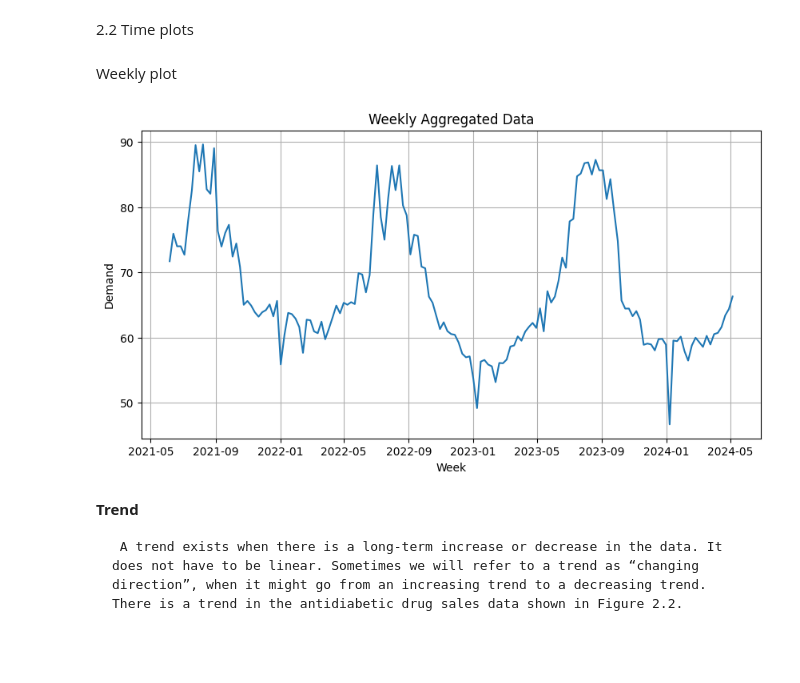
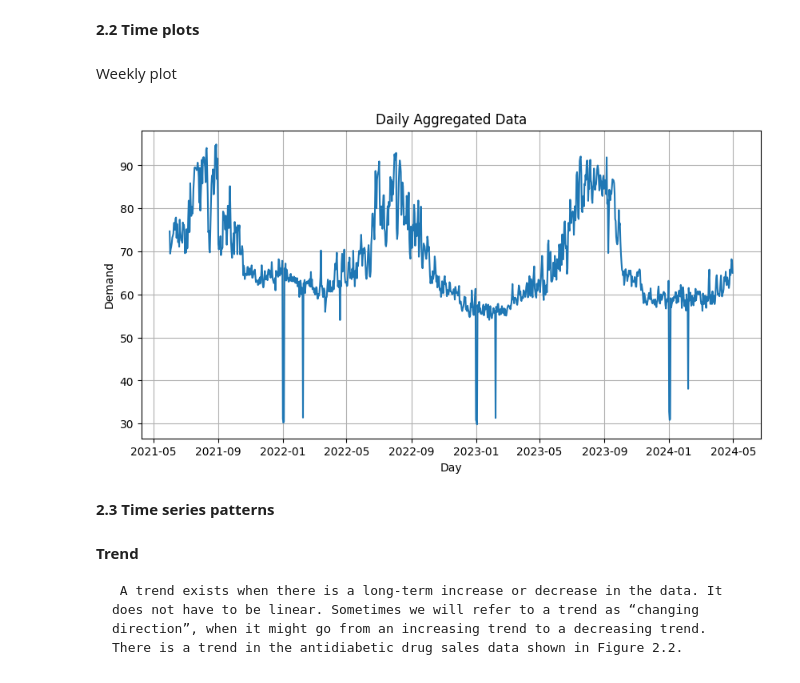
Before and after one commit to hoangtuNhat1/-Python-Forecasting-Principles-and-Practice-, a Jupyter notebook: 2. Time series graphics.ipynb, the cells around one changed output. Saved outputs shown, nothing was run; the diff lists cells and outputs as text; code cells hidden in the pictures; blank space fills up the shorter version.

```diff
--- a/2. Time series graphics.ipynb
+++ b/2. Time series graphics.ipynb
@@ -1,5 +1,5 @@
 # %% [markdown]
-2.2 Time plots
+**2.2 Time plots**
 # %%
 import pandas as pd
 import matplotlib.pyplot as plt
@@ -15,20 +15,23 @@ df['Week'] = df.index.isocalendar().week
 df['DayOfWeek'] = df.index.dayofweek
 df['Day'] = df.index.day
 df['Hour'] = df.index.hour
+df['Minute'] = df.index.minute
 # %% [markdown]
 Weekly plot
 # %%
-weekly_data = df['demand'].resample('W').mean()
+weekly_data = df['demand'].resample('D').mean()
 
 plt.figure(figsize=(10, 5))
 plt.plot(weekly_data.index, weekly_data)
-plt.title('Weekly Aggregated Data')
-plt.xlabel('Week')
+plt.title('Daily Aggregated Data')
+plt.xlabel('Day')
 plt.ylabel('Demand')
 plt.grid(True)
 plt.show()
 # %% [output]
-[figure, old version]
+[figure, new version]
+# %% [markdown]
+**2.3 Time series patterns**
 # %% [markdown]
 **Trend**
 
```
Also changed, not shown: parts of 8 cells of this notebook, 6 other files.
